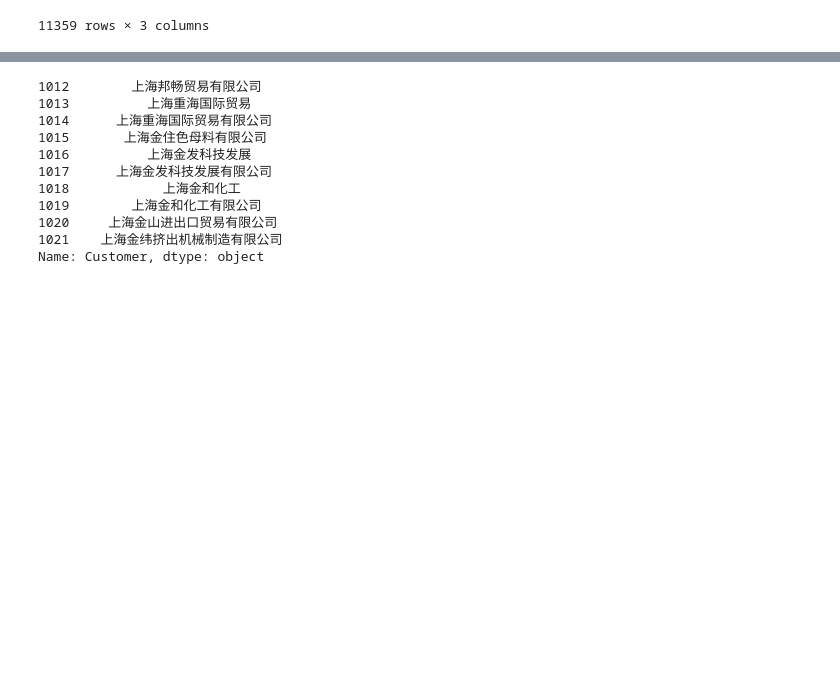
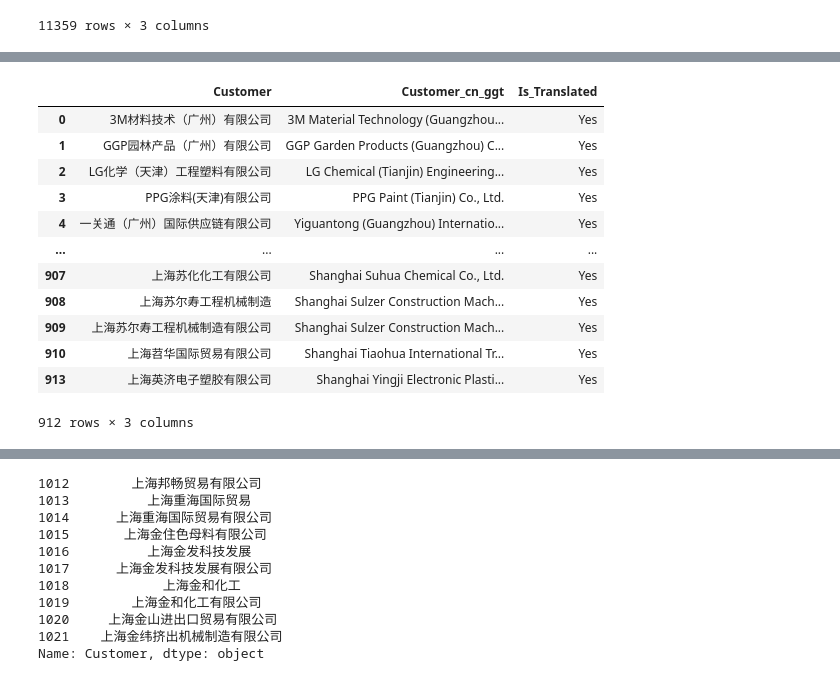
Before and after one commit to vittaya/DSEP, a Jupyter notebook: Chinese_Translate.ipynb, the cells around one changed output, grey strips where cells are left out. Saved outputs shown, nothing was run; the diff lists cells and outputs as text; code cells hidden in the pictures; blank space fills up the shorter version.

```diff
--- a/Chinese_Translate.ipynb
+++ b/Chinese_Translate.ipynb
@@ -134,3 +151,3 @@ customer_ggt_df[customer_ggt_df['Is_Translated']=='No']
 # %%
-customer_ggt_df.loc[:,'Is_Translated'] = 'No'
-customer_ggt_df.loc[(customer_ggt_df['Customer']!=customer_ggt_df['Customer_cn_ggt']) & (customer_ggt_df['Customer_cn_ggt'].notnull()), 'Is_Translated'] = 'Yes'
+#customer_ggt_df.loc[:,'Is_Translated'] = 'No'
+#customer_ggt_df.loc[(customer_ggt_df['Customer']!=customer_ggt_df['Customer_cn_ggt']) & (customer_ggt_df['Customer_cn_ggt'].notnull()), 'Is_Translated'] = 'Yes'
@@ -136,0 +156,18 @@ customer_ggt_df.loc[(customer_ggt_df['Customer']!=customer_ggt_df['Customer_cn_g
+# %%
+tmp_df = customer_ggt_df[customer_ggt_df['Is_Translated']=='Yes'].copy()
+customer_translated_df = customer_translated_df.append(tmp_df)
+customer_translated_df
+# %% [output]
+|  | Customer | Customer_cn_ggt | Is_Translated |
+| 0 | 3M材料技术（广州）有限公司 | 3M Material Technology (Guangzhou... | Yes |
+| 1 | GGP园林产品（广州）有限公司 | GGP Garden Products (Guangzhou) C... | Yes |
+| 2 | LG化学（天津）工程塑料有限公司 | LG Chemical (Tianjin) Engineering... | Yes |
+| 3 | PPG涂料(天津)有限公司 | PPG Paint (Tianjin) Co., Ltd. | Yes |
+| 4 | 一关通（广州）国际供应链有限公司 | Yiguantong (Guangzhou) Internatio... | Yes |
+| ... | ... | ... | ... |
+| 907 | 上海苏化化工有限公司 | Shanghai Suhua Chemical Co., Ltd. | Yes |
+| 908 | 上海苏尔寿工程机械制造 | Shanghai Sulzer Construction Mach... | Yes |
+| 909 | 上海苏尔寿工程机械制造有限公司 | Shanghai Sulzer Construction Mach... | Yes |
+| 910 | 上海苕华国际贸易有限公司 | Shanghai Tiaohua International Tr... | Yes |
+| 913 | 上海英济电子塑胶有限公司 | Shanghai Yingji Electronic Plasti... | Yes |
+912 rows × 3 columns
```
Also changed, not shown: parts of 7 cells of this notebook.
